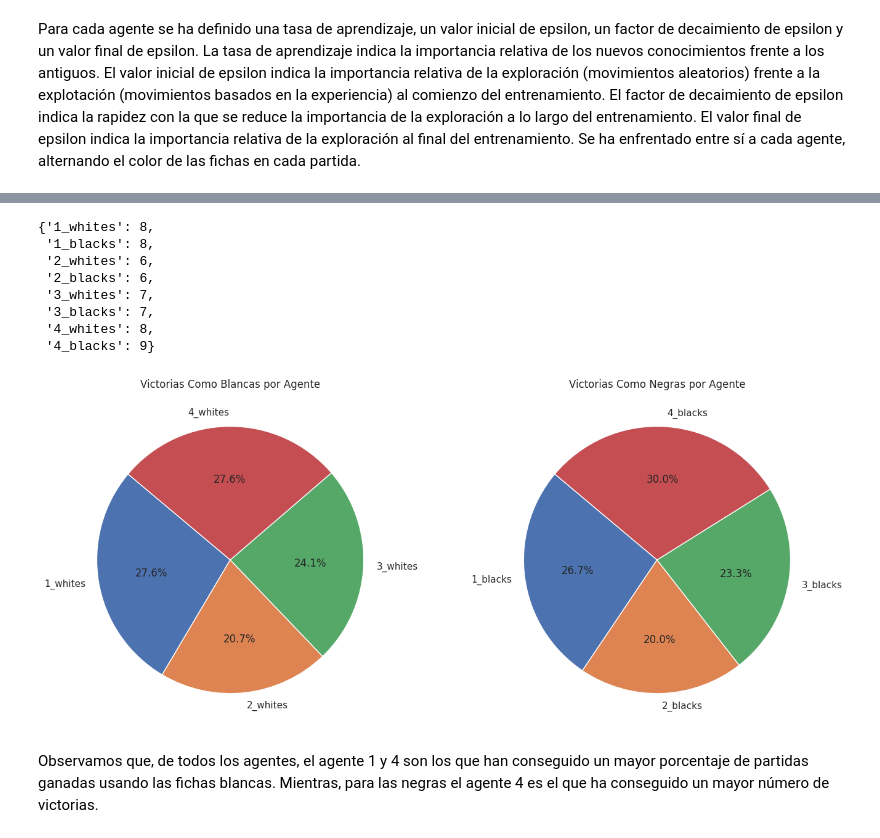
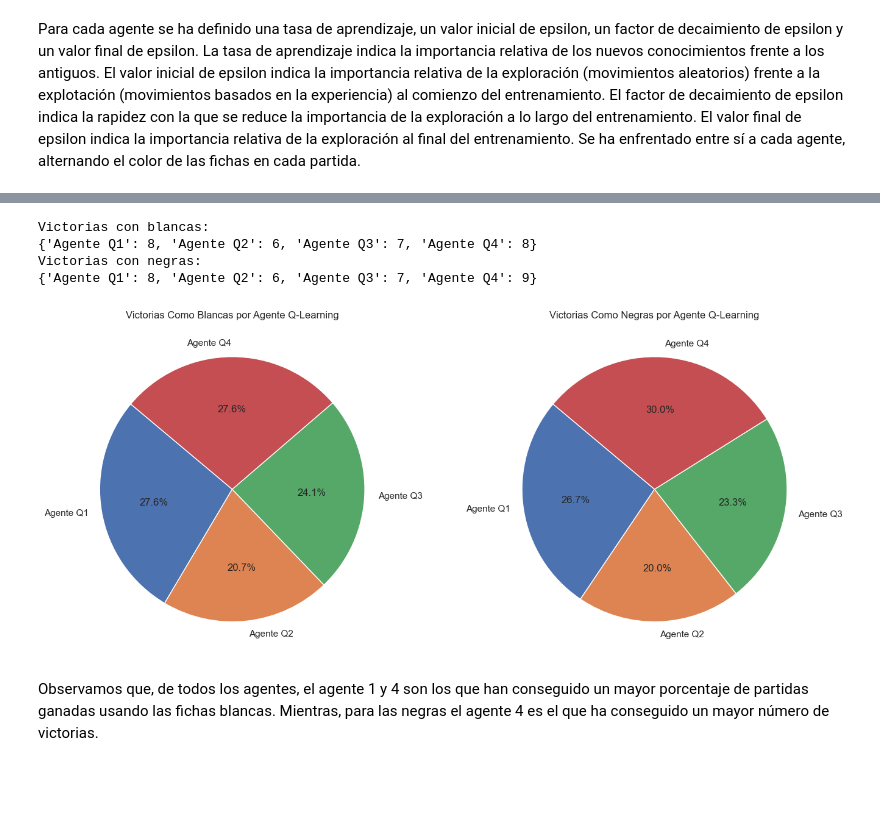
Before and after one commit to Alex-GF/ajedrez-vikinga, a Jupyter notebook: analysis/agents_analysis.ipynb, the cells around one changed output, grey strips where cells are left out. Cells and saved outputs as stored; diff of their text form; code cells hidden in the pictures; blank space fills up the shorter version.

```diff
--- a/analysis/agents_analysis.ipynb
+++ b/analysis/agents_analysis.ipynb
@@ -82,7 +82,7 @@ datos.head()
 # %% [markdown]
 Cada agente tiene un número de simulaciones y un factor de exploración. El número de simulaciones indica cuántas simulaciones se realizarán para cada movimiento posible en cada turno. El factor de exploración indica la importancia relativa de la exploración (movimientos aleatorios) frente a la explotación (movimientos basados en la experiencia). Se ha enfrentado entre sí a cada agente, alternando el color de las fichas en cada partida.
 # %%
-def calcula_numero_victorias(agente, color="blancas"):
+def calcula_numero_victorias(datos, agente, color="blancas"):
 
     if color == "blancas":
         return len(datos[(datos["result"]=="Ganan blancas") & (datos["whites"]==agente)]) # Se calcula el número de enfrentamientos que ha ganado el agente con las fichas blancas
@@ -95,8 +95,8 @@ victorias_con_blancas = {}
 victorias_con_negras = {}
 
 for agente in agentes:
-    victorias_con_blancas[agente] = calcula_numero_victorias(agente)
-    victorias_con_negras[agente] = calcula_numero_victorias(agente, "negras")
+    victorias_con_blancas[agente] = calcula_numero_victorias(datos, agente)
+    victorias_con_negras[agente] = calcula_numero_victorias(datos, agente, color="negras")
 
 print(f"Victorias con blancas:\n{victorias_con_blancas}")
 print(f"Victorias con negras:\n{victorias_con_negras}")
@@ -332,7 +311,7 @@ Y para negras sería:
 # %% [markdown]
 ### Lectura de datos
 # %%
-df = pd.read_csv('/work/result_qlearning.csv')
+df = pd.read_csv('./results/result_qlearning.csv')
 df.head()
 # %% [output]
 |  | learning_rate_whites | initial_epsilon_whites | epsilon_decay_whites | final_epsilon_whites | ... |
@@ -404,37 +399,33 @@ d
-# %%
-d1 = d.copy()
-
-for i in d1:
-    d1[i] = len(d1[i])
-
-d1
-# %% [output]
-{'1_whites': 8,
- '1_blacks': 8,
- '2_whites': 6,
- '2_blacks': 6,
- '3_whites': 7,
- '3_blacks': 7,
- '4_whites': 8,
- '4_blacks': 9}
+# %%
+victorias_con_blancas = {}
+victorias_con_negras = {}
+
+for agente in agentes:
+    victorias_con_blancas[agente] = calcula_numero_victorias(datos, agente)
+    victorias_con_negras[agente] = calcula_numero_victorias(datos, agente, "negras")
+
+print(f"Victorias con blancas:\n{victorias_con_blancas}")
+print(f"Victorias con negras:\n{victorias_con_negras}")
+# %% [output]
+Victorias con blancas:
+{'Agente Q1': 8, 'Agente Q2': 6, 'Agente Q3': 7, 'Agente Q4': 8}
+Victorias con negras:
+{'Agente Q1': 8, 'Agente Q2': 6, 'Agente Q3': 7, 'Agente Q4': 9}
 # %%
 import matplotlib.pyplot as plt
 import seaborn as sns
 
-whites_wins = {k: v for k, v in d1.items() if 'whites' in k}
-blacks_wins = {k: v for k, v in d1.items() if 'blacks' in k}
-
 fig, axs = plt.subplots(1, 2, figsize=(14, 6))
 
-axs[0].pie(whites_wins.values(), labels=whites_wins.keys(), autopct='%1.1f%%', startangle=140)
-axs[0].set_title('Victorias Como Blancas por Agente')
+axs[0].pie(victorias_con_blancas.values(), labels=victorias_con_blancas.keys(), autopct='%1.1f%%', startangle=140)
+axs[0].set_title('Victorias Como Blancas por Agente Q-Learning')
 
-axs[1].pie(blacks_wins.values(), labels=blacks_wins.keys(), autopct='%1.1f%%', startangle=140)
-axs[1].set_title('Victorias Como Negras por Agente')
+axs[1].pie(victorias_con_negras.values(), labels=victorias_con_negras.keys(), autopct='%1.1f%%', startangle=140)
+axs[1].set_title('Victorias Como Negras por Agente Q-Learning')
 
 plt.tight_layout()
 plt.show()
 # %% [output]
-[figure, old version]
+[figure, new version]
 # %% [markdown]
 Observamos que, de todos los agentes, el agente 1 y 4 son los que han conseguido un mayor porcentaje de partidas ganadas usando las fichas blancas. Mientras, para las negras el agente 4 es el que ha conseguido un mayor número de victorias.
```
Also changed, not shown: parts of 51 cells of this notebook, 1 other file.
